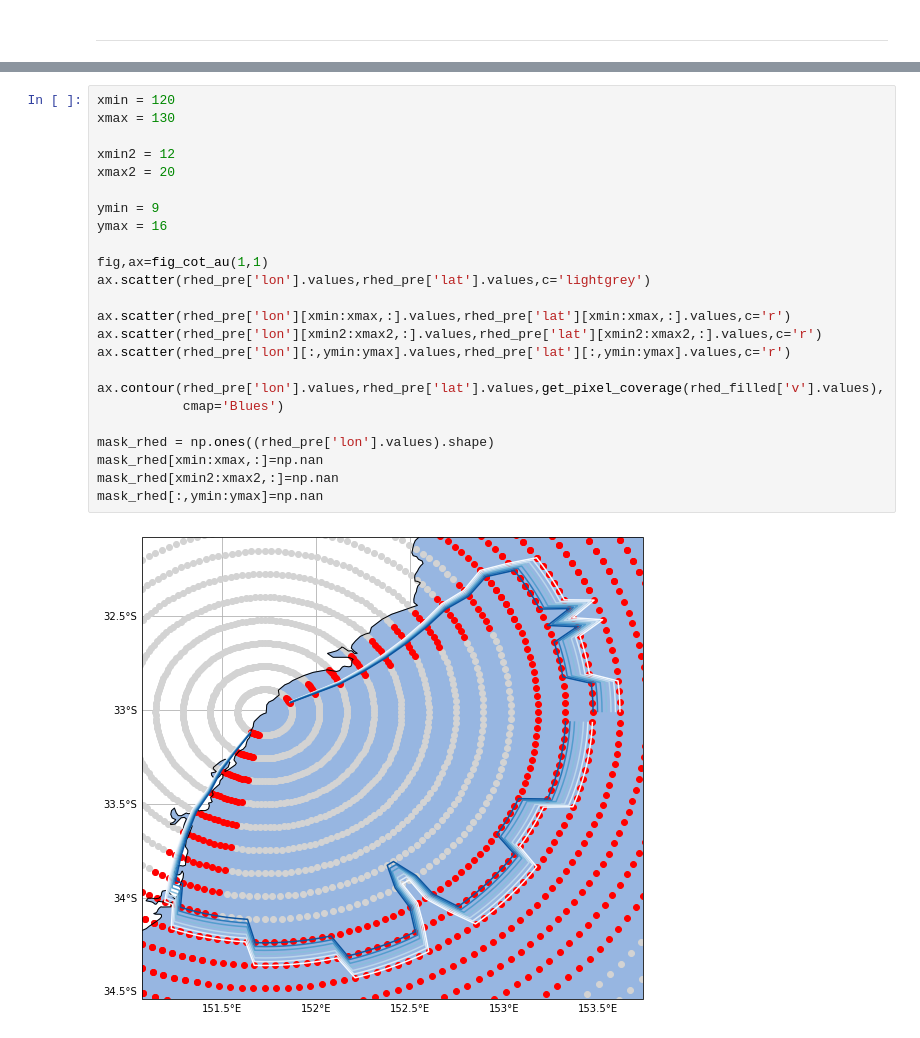
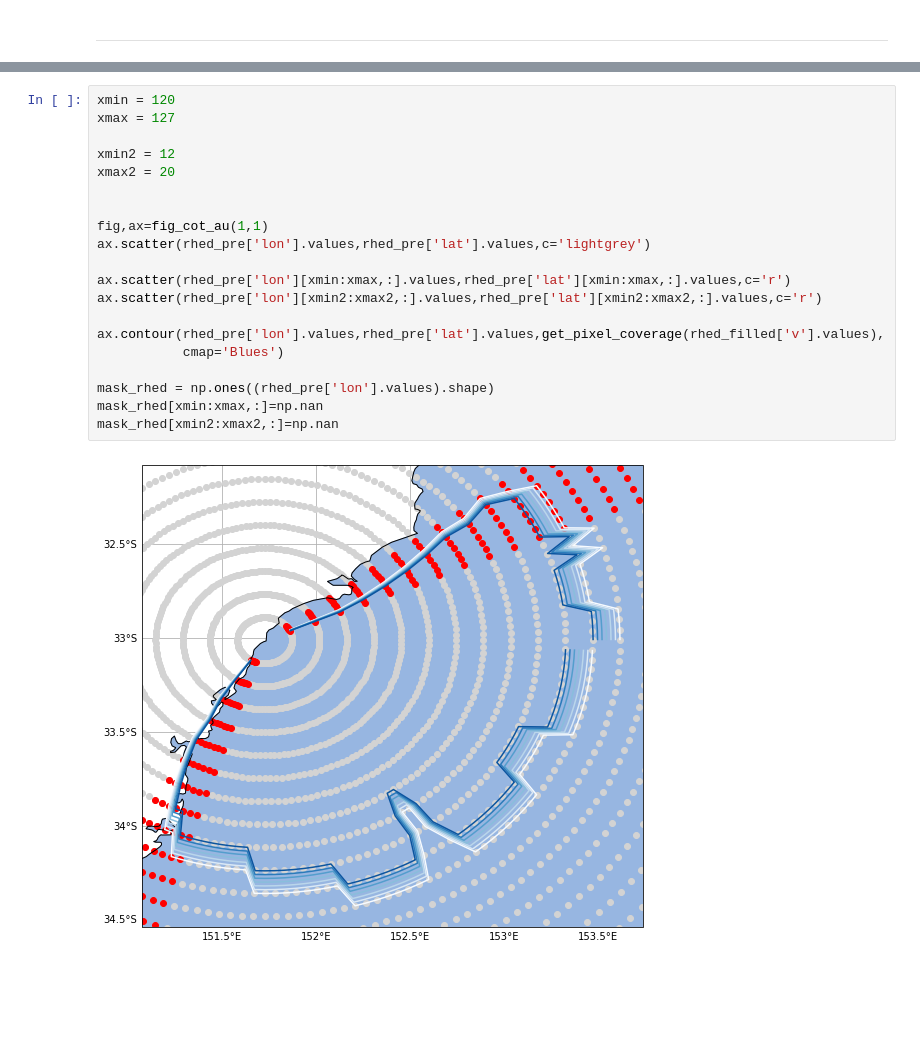
Before and after one commit to natachabourg/Separation_HFR_EAC, a Jupyter notebook: Data_Processing/Gap_Filling/run_newcastle/Check_Dineof_Newcastle.ipynb, the cells around one changed output, grey strips where cells are left out. Drawn from its saved outputs; the diff is of its cells as text; blank space fills up the shorter version.

```diff
--- a/Data_Processing/Gap_Filling/run_newcastle/Check_Dineof_Newcastle.ipynb
+++ b/Data_Processing/Gap_Filling/run_newcastle/Check_Dineof_Newcastle.ipynb
@@ -343,29 +463,25 @@ ax.set_ylim(-35,-30.5)
 # %%
 xmin = 120
-xmax = 130
+xmax = 127
 
 xmin2 = 12
 xmax2 = 20
 
-ymin = 9
-ymax = 16
 
 fig,ax=fig_cot_au(1,1)
 ax.scatter(rhed_pre['lon'].values,rhed_pre['lat'].values,c='lightgrey')
 
 ax.scatter(rhed_pre['lon'][xmin:xmax,:].values,rhed_pre['lat'][xmin:xmax,:].values,c='r')
 ax.scatter(rhed_pre['lon'][xmin2:xmax2,:].values,rhed_pre['lat'][xmin2:xmax2,:].values,c='r')
-ax.scatter(rhed_pre['lon'][:,ymin:ymax].values,rhed_pre['lat'][:,ymin:ymax].values,c='r')
 
 ax.contour(rhed_pre['lon'].values,rhed_pre['lat'].values,get_pixel_coverage(rhed_filled['v'].values),
            cmap='Blues')
 
 mask_rhed = np.ones((rhed_pre['lon'].values).shape)
 mask_rhed[xmin:xmax,:]=np.nan
 mask_rhed[xmin2:xmax2,:]=np.nan
-mask_rhed[:,ymin:ymax]=np.nan
 # %% [output]
-[figure, old version]
+[figure, new version]
 # %%
 xmin = 110
 xmax = 120
```
Also changed, not shown: parts of 32 cells of this notebook, 1 other file.
